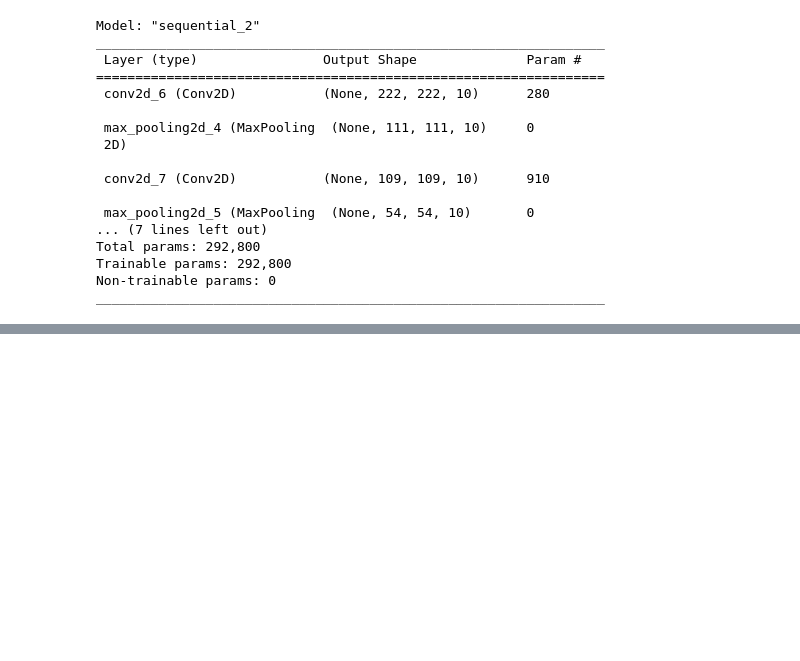
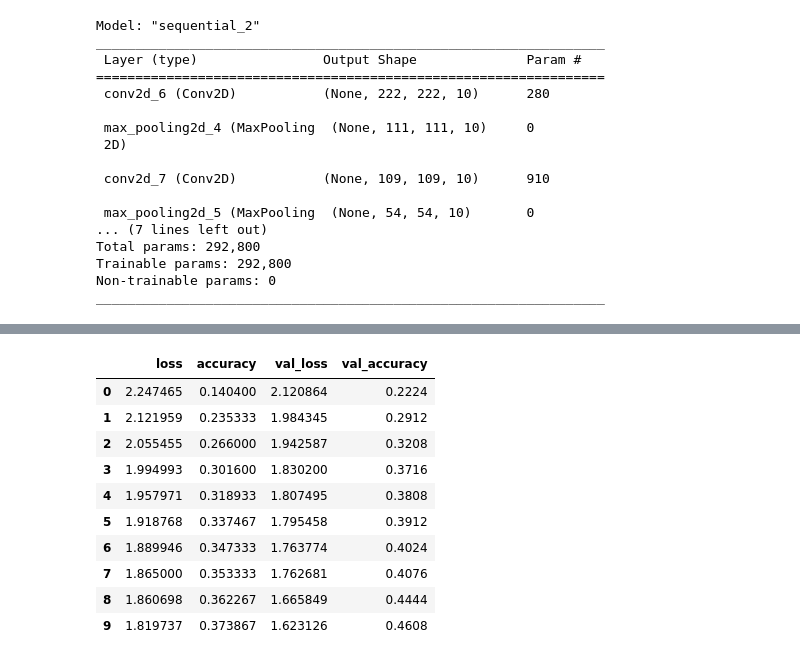
Before and after one commit to aakriti-dot/Tensorflow, a Jupyter notebook: Multiclass_image_classification_using_CNN.ipynb, the cells around one changed output, grey strips where cells are left out. Saved outputs shown, nothing was run; the diff lists cells and outputs as text; code cells hidden in the pictures; blank space fills up the shorter version.

```diff
--- a/Multiclass_image_classification_using_CNN.ipynb
+++ b/Multiclass_image_classification_using_CNN.ipynb
@@ -423,0 +491,14 @@ model_3.evaluate(test_data)
+# %%
+pd.DataFrame(history_4.history)
+# %% [output]
+|  | loss | accuracy | val_loss | val_accuracy |
+| 0 | 2.247465 | 0.140400 | 2.120864 | 0.2224 |
+| 1 | 2.121959 | 0.235333 | 1.984345 | 0.2912 |
+| 2 | 2.055455 | 0.266000 | 1.942587 | 0.3208 |
+| 3 | 1.994993 | 0.301600 | 1.830200 | 0.3716 |
+| 4 | 1.957971 | 0.318933 | 1.807495 | 0.3808 |
+| 5 | 1.918768 | 0.337467 | 1.795458 | 0.3912 |
+| 6 | 1.889946 | 0.347333 | 1.763774 | 0.4024 |
+| 7 | 1.865000 | 0.353333 | 1.762681 | 0.4076 |
+| 8 | 1.860698 | 0.362267 | 1.665849 | 0.4444 |
+| 9 | 1.819737 | 0.373867 | 1.623126 | 0.4608 |
```
Also changed, not shown: parts of 23 cells of this notebook.
